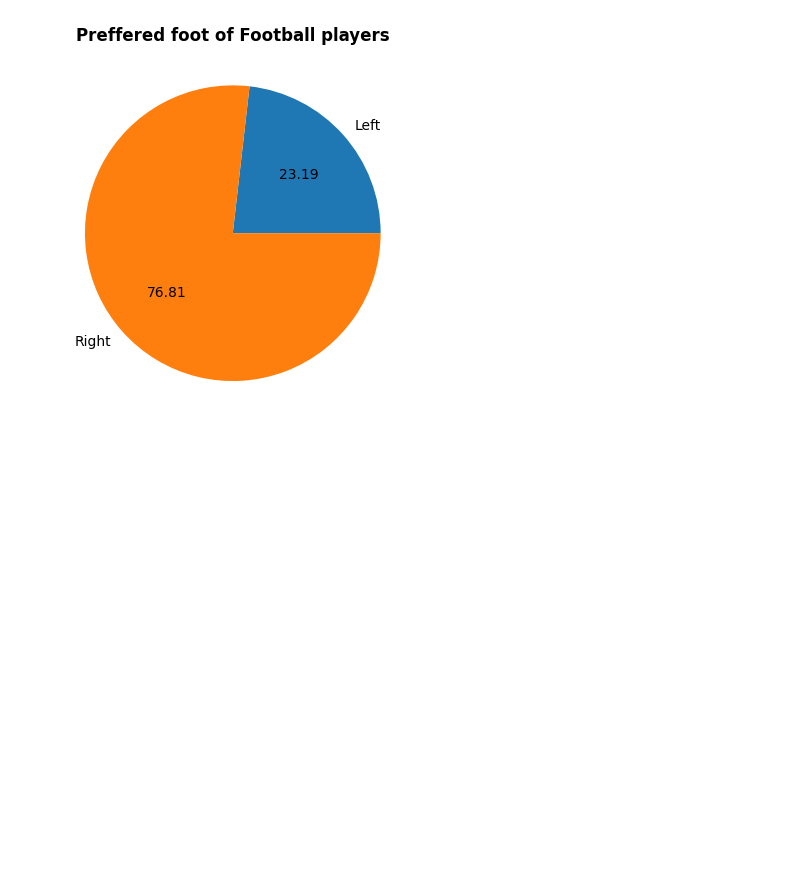
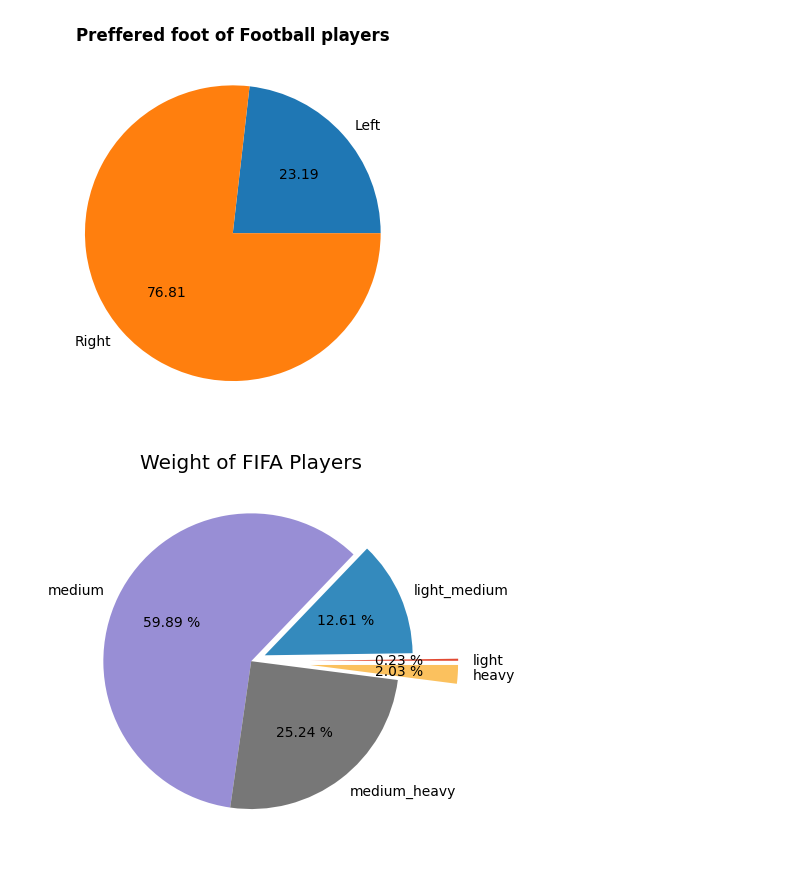
Before and after one commit to QuantamDev/Matplotlib, a Jupyter notebook: Real_World_ex.ipynb, the cells around one changed output. Saved outputs shown, nothing was run; the diff lists cells and outputs as text; code cells hidden in the pictures; blank space fills up the shorter version.

```diff
--- a/Real_World_ex.ipynb
+++ b/Real_World_ex.ipynb
@@ -129,11 +129,22 @@ plt.show()
 # %% [output]
 [figure]
 # %%
-fifa.Weight = [int(x.strip('lbs')) if type (x)==str else x for x in fifa.Weight]
-# fifa.Weight[0]
 
-light = fifa.loc[fifa.Weight<125].count() [0]
-light_medium = fifa.loc[(fifa.Weight>=125) &(fifa.Weight<150) ].count()[0]
-medium = fifa.loc[(fifa.Weight>=150) &(fifa.Weight<175) ].count()[0]
-medium_heavy = fifa.loc[(fifa.Weight>=175) & (fifa.Weight<200)].count() [0]
-heavy = fifa.loc[(fifa.Weight>200)].count()
+fifa.Weight = [int(x.strip('lbs')) if type(x)==str else x for x in fifa.Weight]
+plt.style.use('ggplot')
+
+light = fifa.loc[fifa.Weight < 125].count()[0]
+light_medium = fifa[(fifa.Weight >= 125) & (fifa.Weight < 150)].count()[0]
+medium = fifa[(fifa.Weight >= 150) & (fifa.Weight < 175)].count()[0]
+medium_heavy = fifa[(fifa.Weight >= 175) & (fifa.Weight < 200)].count()[0]
+heavy = fifa[fifa.Weight >= 200].count()[0]
+
+plt.title('Weight of FIFA Players')
+
+weights = [light,light_medium, medium, medium_heavy, heavy]
+labels = 'light', 'light_medium', 'medium', 'medium_heavy','heavy'
+explode=(.4,.1,0,0,.4)
+plt.pie(weights,labels=labels,autopct='%.2f %%',pctdistance=0.6,explode=explode)
+plt.show()
+# %% [output]
+[figure, added]
```
Also changed, not shown: parts of 3 cells of this notebook.
